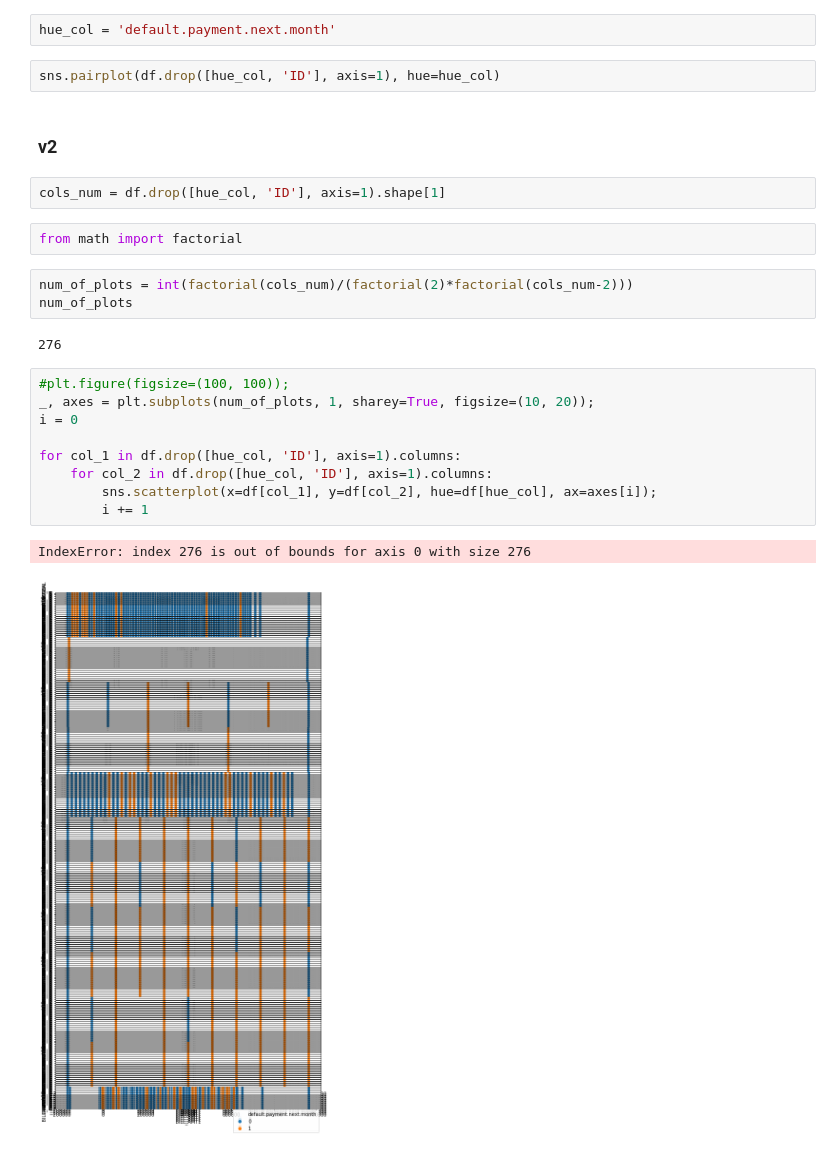
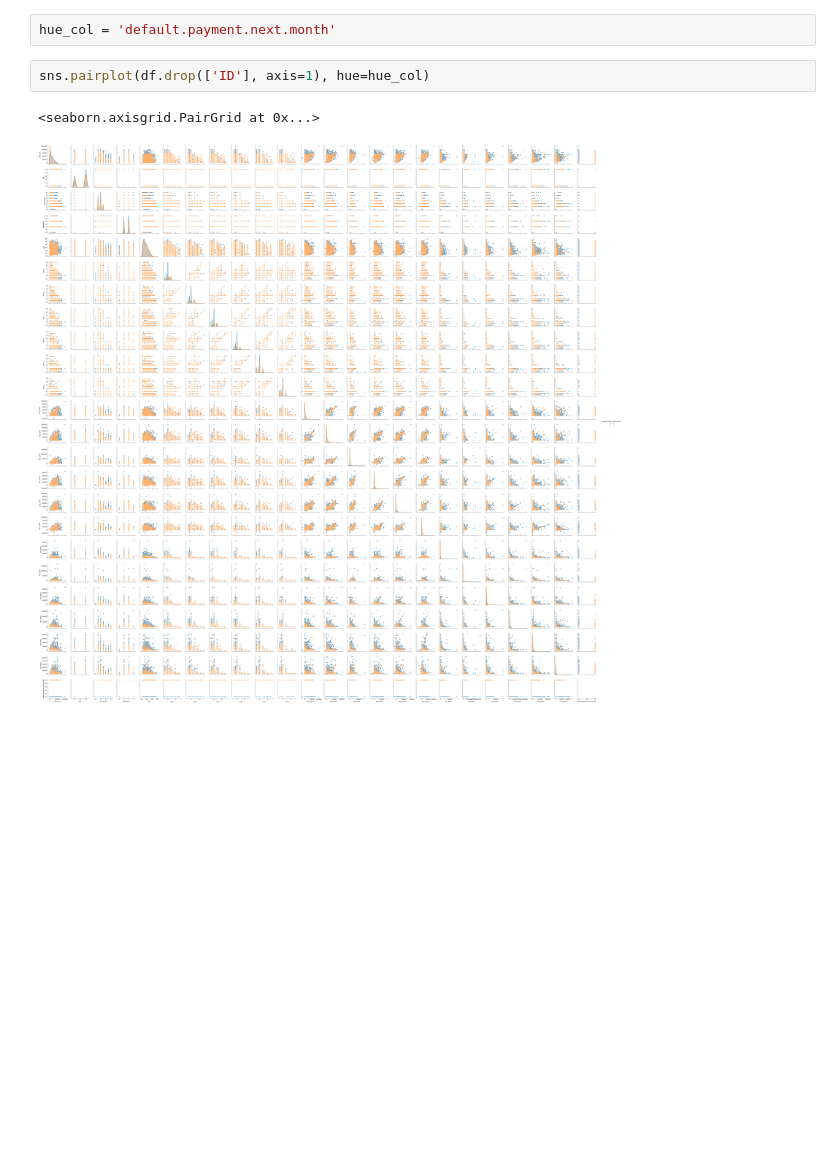
Before and after one commit to GoryachevaT/DataGym, a Jupyter notebook: homeworks/hw_01/hw_01.ipynb, the cells around one changed output. Cells and saved outputs as stored; diff of their text form; blank space fills up the shorter version.

```diff
--- a/homeworks/hw_01/hw_01.ipynb
+++ b/homeworks/hw_01/hw_01.ipynb
@@ -180,27 +189,7 @@ df.head()
 # %%
 hue_col = 'default.payment.next.month'
 # %%
-sns.pairplot(df.drop([hue_col, 'ID'], axis=1), hue=hue_col)
+sns.pairplot(df.drop(['ID'], axis=1), hue=hue_col)
+# %% [output]
+<seaborn.axisgrid.PairGrid at 0x...>
+[figure, added]
-# %% [markdown]
-### v2
-# %%
-cols_num = df.drop([hue_col, 'ID'], axis=1).shape[1]
-# %%
-from math import factorial
-# %%
-num_of_plots = int(factorial(cols_num)/(factorial(2)*factorial(cols_num-2)))
-num_of_plots
-# %% [output]
-276
-# %%
-#plt.figure(figsize=(100, 100));
-_, axes = plt.subplots(num_of_plots, 1, sharey=True, figsize=(10, 20));
-i = 0
-
-for col_1 in df.drop([hue_col, 'ID'], axis=1).columns:
-    for col_2 in df.drop([hue_col, 'ID'], axis=1).columns:
-        sns.scatterplot(x=df[col_1], y=df[col_2], hue=df[hue_col], ax=axes[i]);
-        i += 1
-# %% [output]
-IndexError: index 276 is out of bounds for axis 0 with size 276
-[figure, removed]
```
Also changed, not shown: parts of 2 cells of this notebook.
